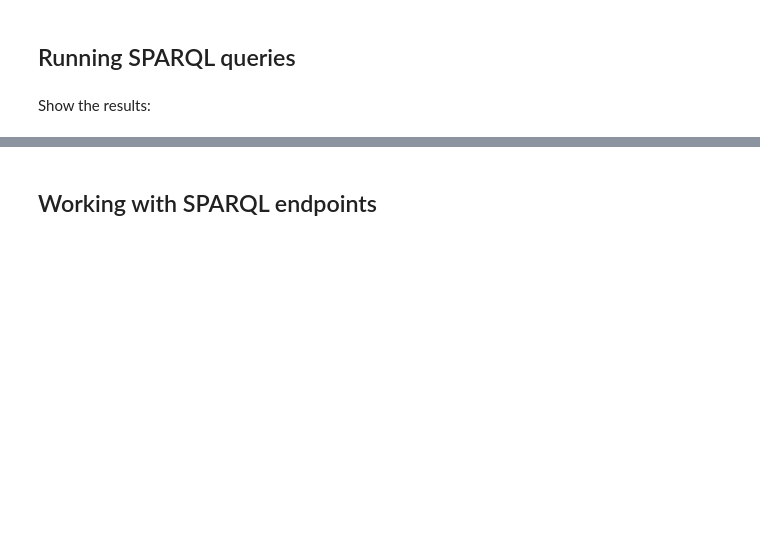
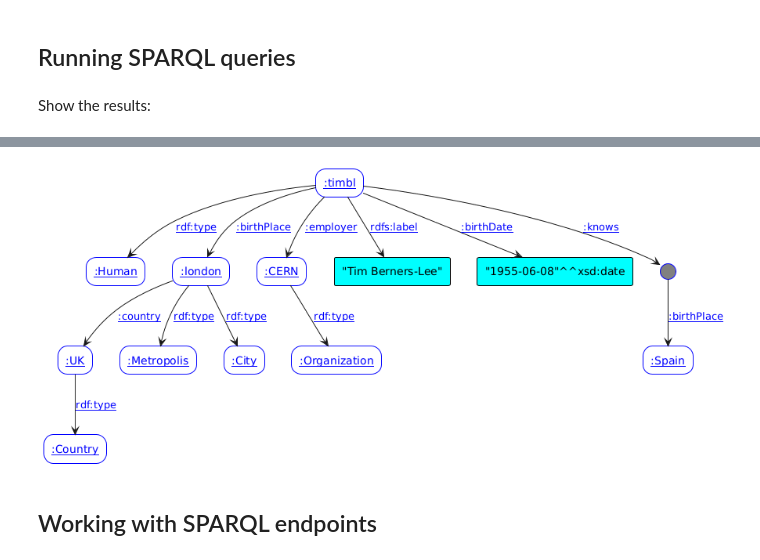
Before and after one commit to cursosLabra/knowledge_graphs_definition_and_shapes, a Jupyter notebook: Shaping_Knowledge_Graphs_with_Rudof.ipynb, the cells around one changed output, grey strips where cells are left out. Cells and saved outputs as stored; diff of their text form; code cells hidden in the pictures; blank space fills up the shorter version.

```diff
--- a/Shaping_Knowledge_Graphs_with_Rudof.ipynb
+++ b/Shaping_Knowledge_Graphs_with_Rudof.ipynb
@@ -125,3 +192,7 @@ for result in iter(results):
+# %%
+Image(f"out.png")
+# %% [output]
+[figure, added]
 # %% [markdown]
 ## Working with SPARQL endpoints
 # %% [markdown]
```
Also changed, not shown: parts of 110 cells of this notebook.
